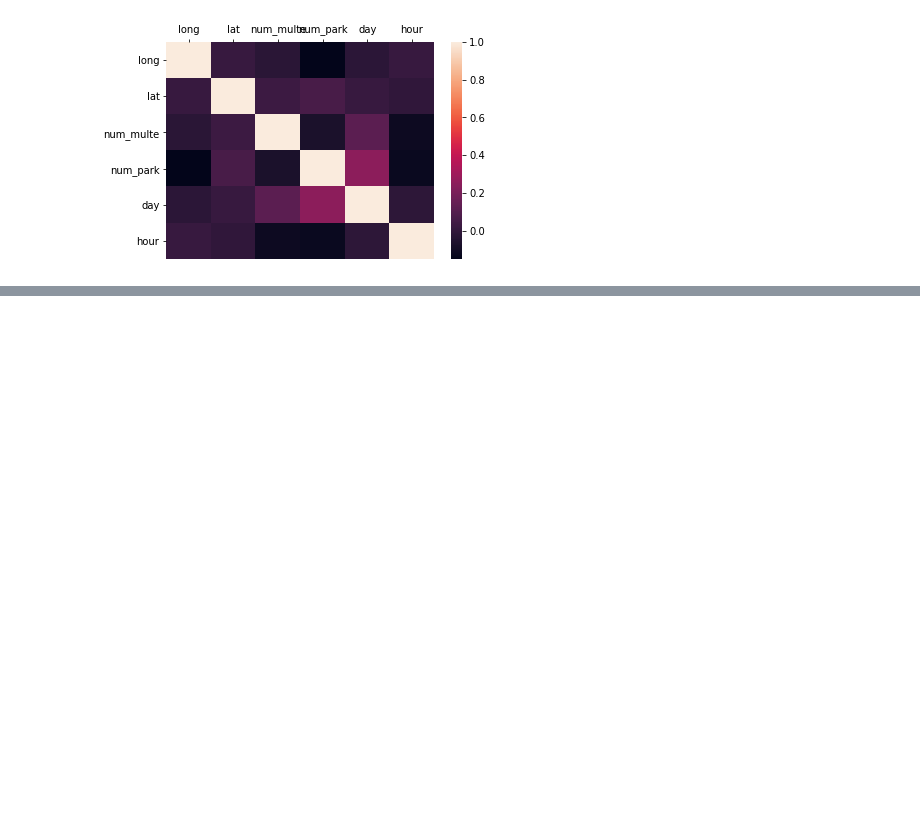
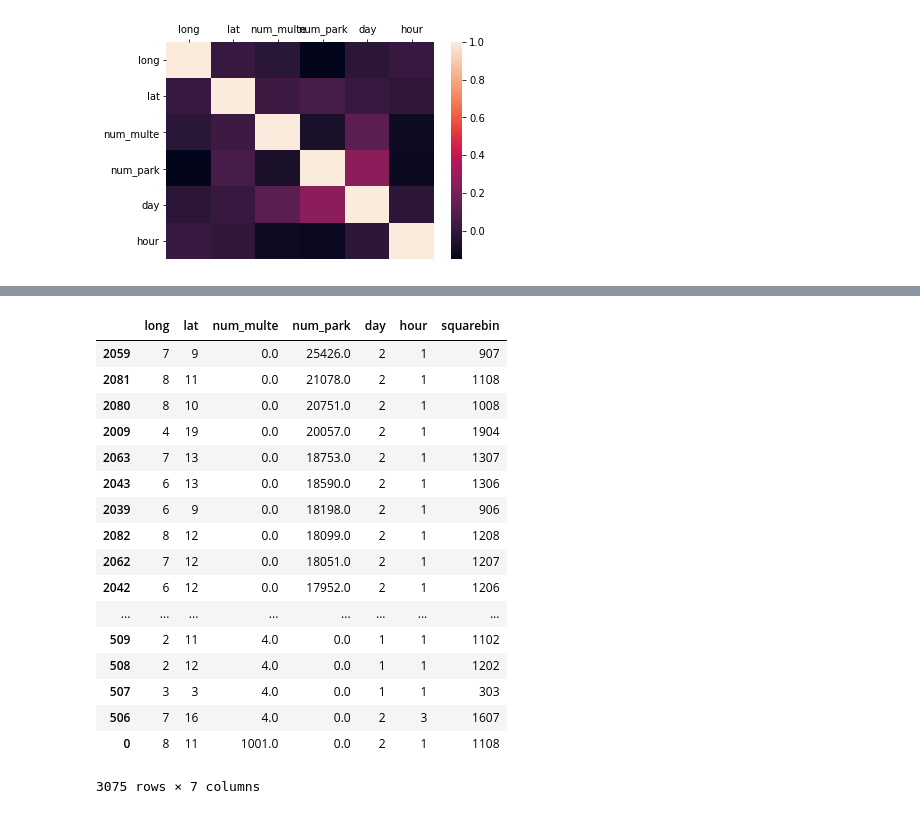
Before and after one commit to Vem-Solutions-spa/dataset-vem_event, a Jupyter notebook: Pier/bin dataset park e multe.ipynb, the cells around one changed output, grey strips where cells are left out. Cells and saved outputs as stored; diff of their text form; code cells hidden in the pictures; blank space fills up the shorter version.

```diff
--- a/Pier/bin dataset park e multe.ipynb
+++ b/Pier/bin dataset park e multe.ipynb
@@ -245,0 +283,24 @@ sb.heatmap(corrmat, vmax=1., square=False).xaxis.tick_top()
+# %%
+j4 = joined3.loc[joined3['num_park'] < 1]
+j4.head()
+#j4.plot.scatter(x='num_park', y='num_multe', c='squarebin', colormap='viridis')
+joined3.sort_values("num_park", ascending=False)
+# %% [output]
+|  | long | lat | num_multe | num_park | day | hour | squarebin |
+| 2059 | 7 | 9 | 0.0 | 25426.0 | 2 | 1 | 907 |
+| 2081 | 8 | 11 | 0.0 | 21078.0 | 2 | 1 | 1108 |
+| 2080 | 8 | 10 | 0.0 | 20751.0 | 2 | 1 | 1008 |
+| 2009 | 4 | 19 | 0.0 | 20057.0 | 2 | 1 | 1904 |
+| 2063 | 7 | 13 | 0.0 | 18753.0 | 2 | 1 | 1307 |
+| 2043 | 6 | 13 | 0.0 | 18590.0 | 2 | 1 | 1306 |
+| 2039 | 6 | 9 | 0.0 | 18198.0 | 2 | 1 | 906 |
+| 2082 | 8 | 12 | 0.0 | 18099.0 | 2 | 1 | 1208 |
+| 2062 | 7 | 12 | 0.0 | 18051.0 | 2 | 1 | 1207 |
+| 2042 | 6 | 12 | 0.0 | 17952.0 | 2 | 1 | 1206 |
+| ... | ... | ... | ... | ... | ... | ... | ... |
+| 509 | 2 | 11 | 4.0 | 0.0 | 1 | 1 | 1102 |
+| 508 | 2 | 12 | 4.0 | 0.0 | 1 | 1 | 1202 |
+| 507 | 3 | 3 | 4.0 | 0.0 | 1 | 1 | 303 |
+| 506 | 7 | 16 | 4.0 | 0.0 | 2 | 3 | 1607 |
+| 0 | 8 | 11 | 1001.0 | 0.0 | 2 | 1 | 1108 |
+3075 rows × 7 columns
```
Also changed, not shown: parts of 6 cells of this notebook, 1 other file.
